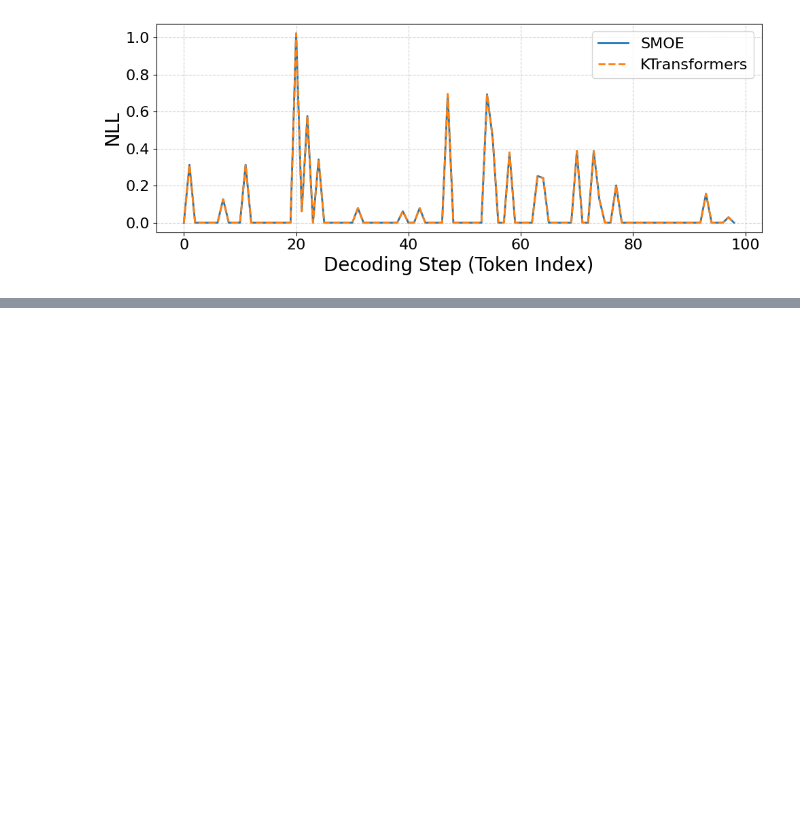
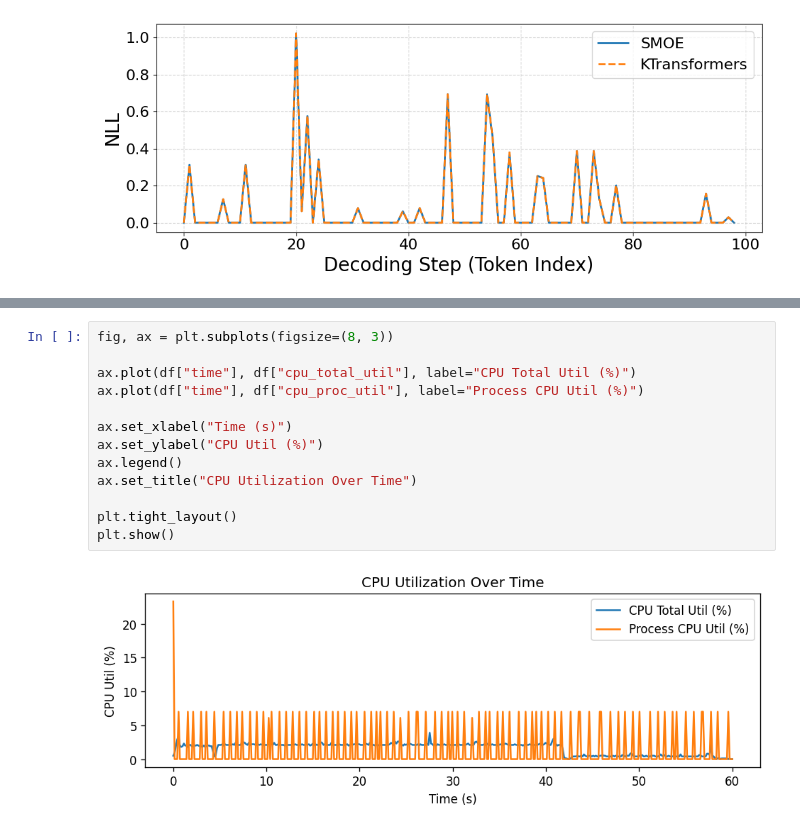
Before and after one commit to rzhang772/ktransformers, a Jupyter notebook: expirments/figures.ipynb, the cells around one changed output, grey strips where cells are left out. Drawn from its saved outputs; the diff is of its cells as text; blank space fills up the shorter version.

```diff
--- a/expirments/figures.ipynb
+++ b/expirments/figures.ipynb
@@ -514,0 +588,15 @@ plt.show()
+# %%
+fig, ax = plt.subplots(figsize=(8, 3))
+
+ax.plot(df["time"], df["cpu_total_util"], label="CPU Total Util (%)")
+ax.plot(df["time"], df["cpu_proc_util"], label="Process CPU Util (%)")
+
+ax.set_xlabel("Time (s)")
+ax.set_ylabel("CPU Util (%)")
+ax.legend()
+ax.set_title("CPU Utilization Over Time")
+
+plt.tight_layout()
+plt.show()
+# %% [output]
+[figure, added]
```
Also changed, not shown: parts of 6 cells of this notebook, 2 other files.
